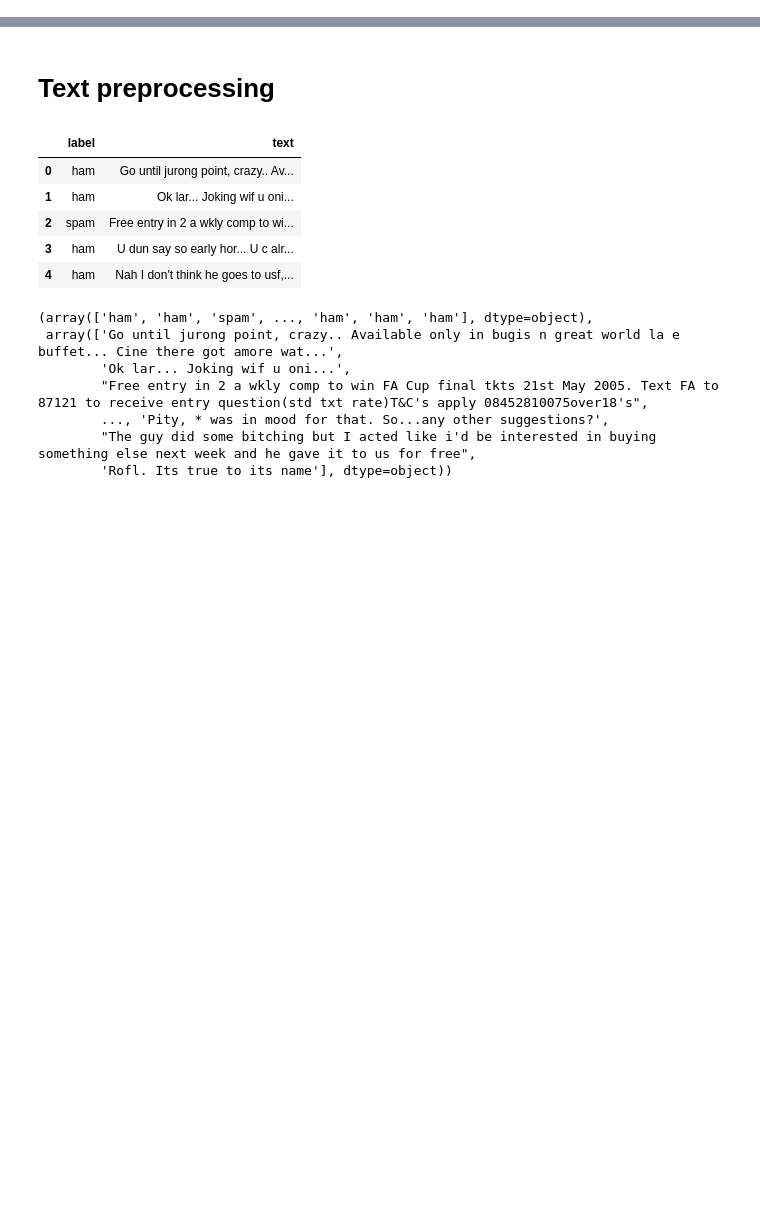
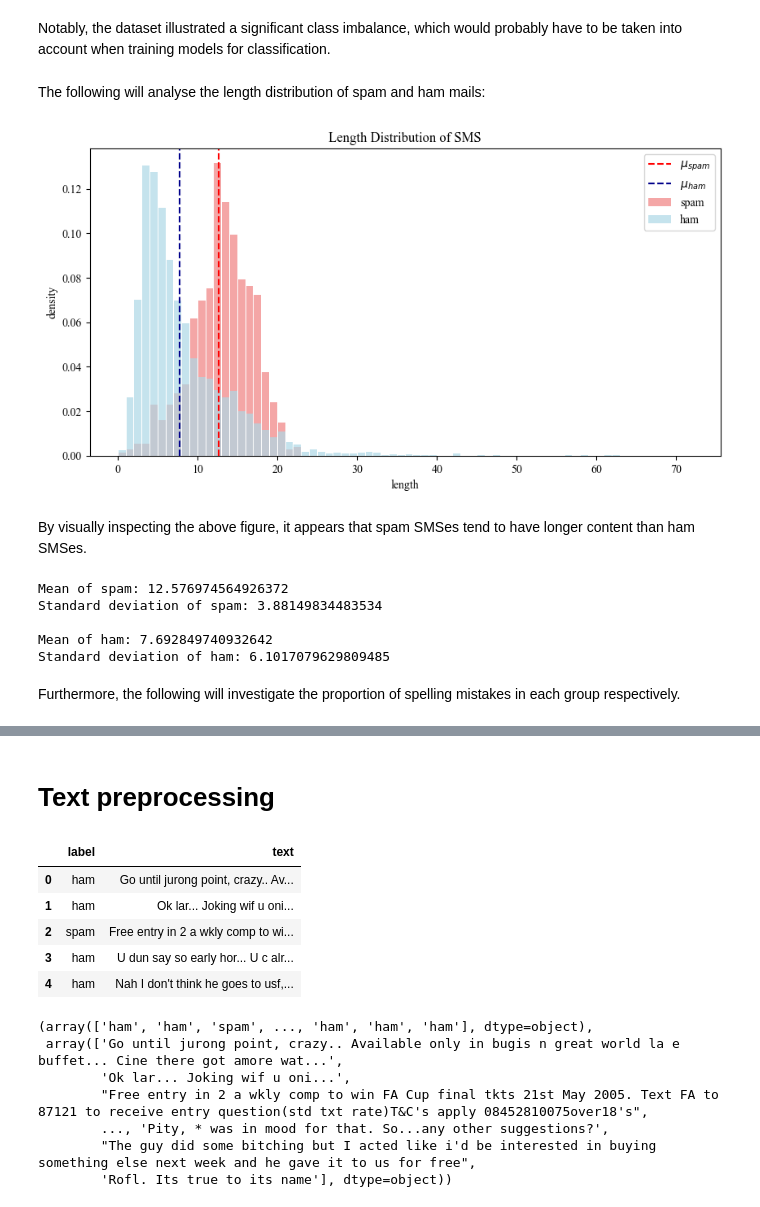
Before and after one commit to Ne0-1/02807-project, a Jupyter notebook: src/s194244.ipynb, the cells around one changed output, grey strips where cells are left out. Cells and saved outputs as stored; diff of their text form; code cells hidden in the pictures; blank space fills up the shorter version.

```diff
--- a/src/s194244.ipynb
+++ b/src/s194244.ipynb
@@ -12,0 +59,53 @@ from nltk.tokenize import word_tokenize
+# %% [markdown]
+Notably, the dataset illustrated a significant class imbalance, which would probably have to be taken into account when training models for classification.
+# %% [markdown]
+The following will analyse the length distribution of spam and ham mails:
+# %%
+
+spam_len = list(df_spam.len.values)
+ham_len = list(df_ham.len.values)
+
+bins = np.arange(min(spam_len), max(spam_len), 1)
+hist, edges = np.histogram(spam_len, bins=bins, density=True)
+x = (edges[1:] + edges[:-1])/2
+width = bins[1]-bins[0]
+
+fig, ax = plt.subplots(1, figsize=(10,5), dpi=100)
+ax.bar(x, hist, width=width*0.91, color='lightcoral', label='spam', alpha=0.7)
+ax.set_ylabel("counts")
+ax.set_xlabel("k")
+ax.set_title("")
+
+ax.axvline(np.mean(spam_len), c='red', label='$\mu_{spam}$', linestyle='dashed')
+ax.axvline(np.mean(ham_len), c='darkblue', label='$\mu_{ham}$', linestyle='dashed')
+
+bins = np.arange(min(ham_len), max(ham_len), 1)
+hist, edges = np.histogram(ham_len, bins=bins, density=True)
+x = (edges[1:] + edges[:-1])/2
+width = bins[1]-bins[0]
+ax.bar(x, hist, width=width*0.90, color='lightblue', label='ham', alpha=0.7)
+
+ax.legend()
+ax.set_ylabel("density")
+ax.set_xlabel("length")
+ax.set_title("Length Distribution of SMS") #TODO: maybe change to number of words
+
+plt.show()
+# %% [output]
+[figure, added]
+# %% [markdown]
+By visually inspecting the above figure, it appears that spam SMSes tend to have longer content than ham SMSes.
+# %%
+print(f'Mean of spam: {np.mean(spam_len)}')
+print(f'Standard deviation of spam: {np.std(spam_len)}')
+print()
+print(f'Mean of ham: {np.mean(ham_len)}')
+print(f'Standard deviation of ham: {np.std(ham_len)}')
+# %% [output]
+Mean of spam: 12.576974564926372
+Standard deviation of spam: 3.88149834483534
+
+Mean of ham: 7.692849740932642
+Standard deviation of ham: 6.1017079629809485
+# %% [markdown]
+Furthermore, the following will investigate the proportion of spelling mistakes in each group respectively.
```
Also changed, not shown: parts of 36 cells of this notebook.
